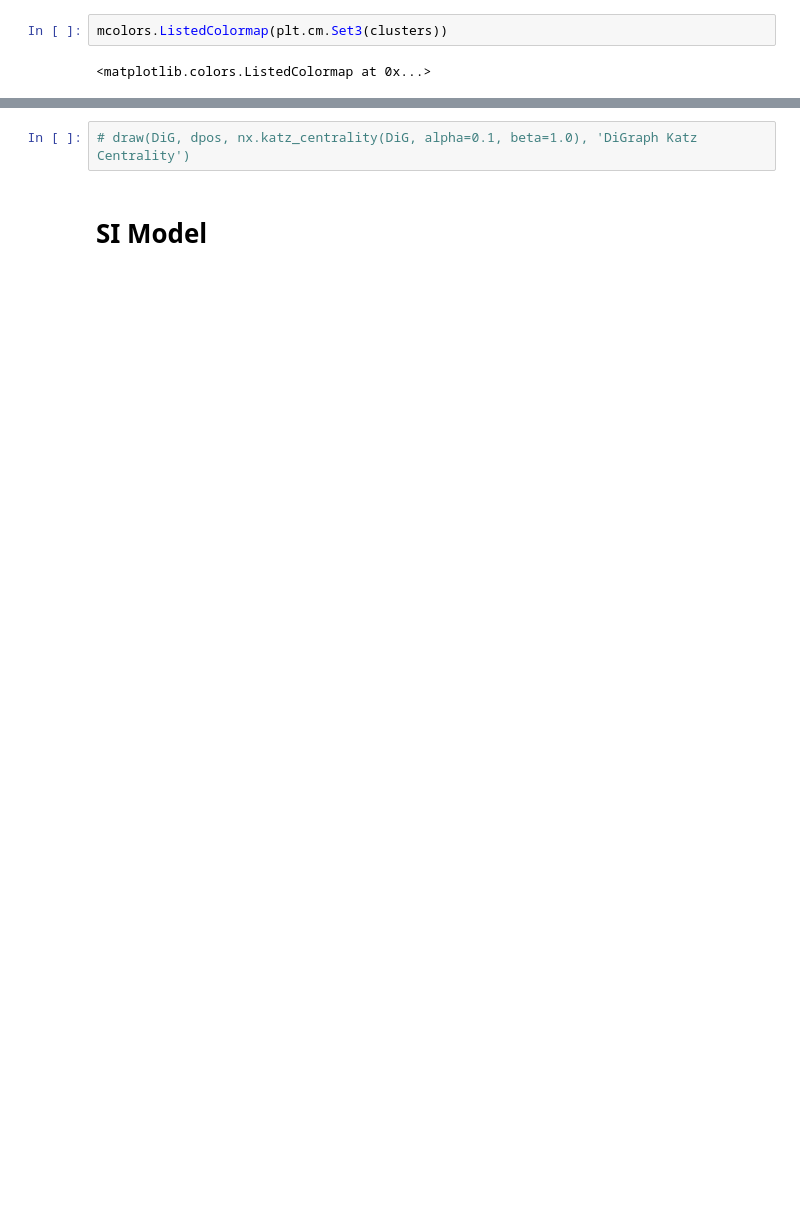
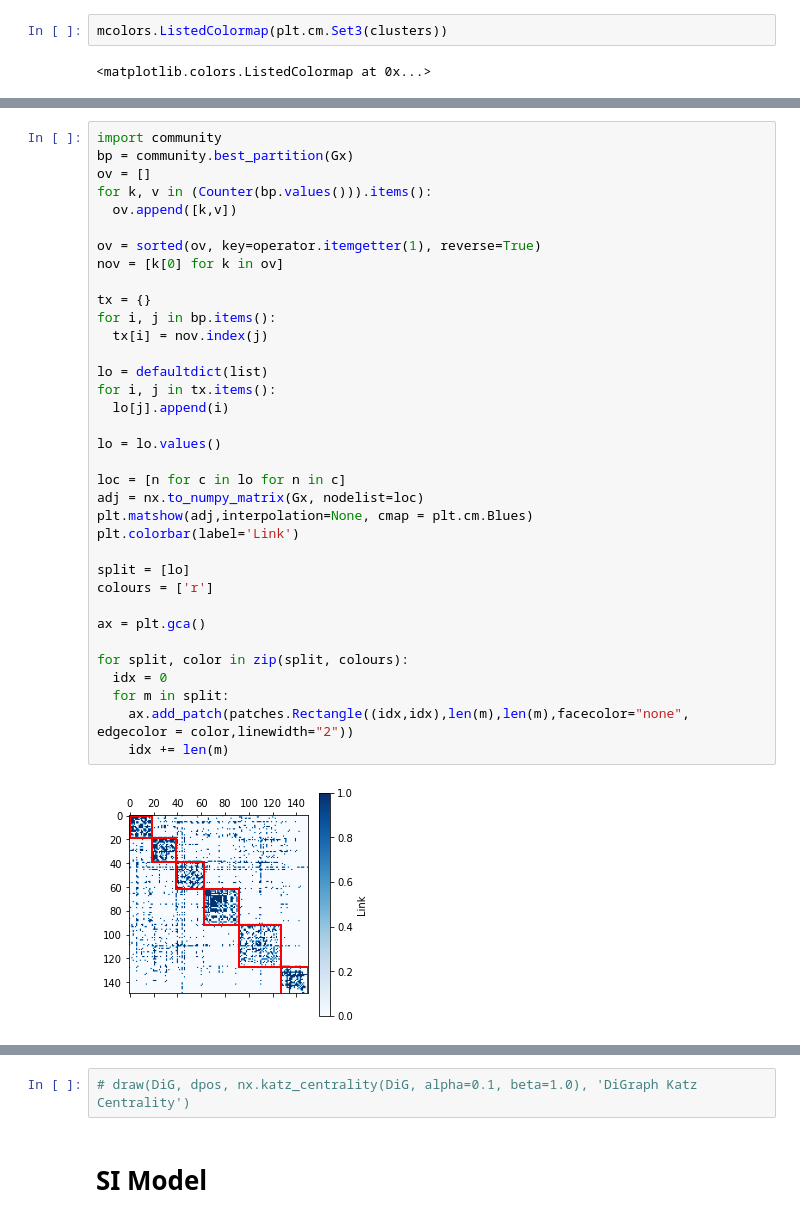
Before and after one commit to Elangoraj/Social-network-analysis, a Jupyter notebook: Networks.ipynb, the cells around one changed output, grey strips where cells are left out. Saved outputs shown, nothing was run; the diff lists cells and outputs as text; blank space fills up the shorter version.

```diff
--- a/Networks.ipynb
+++ b/Networks.ipynb
@@ -421,0 +358,37 @@ mcolors.ListedColormap(plt.cm.Set3(clusters))
+# %%
+import community
+bp = community.best_partition(Gx)
+ov = []
+for k, v in (Counter(bp.values())).items():
+  ov.append([k,v])
+
+ov = sorted(ov, key=operator.itemgetter(1), reverse=True)
+nov = [k[0] for k in ov]
+
+tx = {}
+for i, j in bp.items():
+  tx[i] = nov.index(j)
+
+lo = defaultdict(list)
+for i, j in tx.items():
+  lo[j].append(i)
+
+lo = lo.values()
+
+loc = [n for c in lo for n in c]
+adj = nx.to_numpy_matrix(Gx, nodelist=loc)
+plt.matshow(adj,interpolation=None, cmap = plt.cm.Blues)
+plt.colorbar(label='Link')
+
+split = [lo]
+colours = ['r']
+
+ax = plt.gca()
+
+for split, color in zip(split, colours):
+  idx = 0
+  for m in split:
+    ax.add_patch(patches.Rectangle((idx,idx),len(m),len(m),facecolor="none", edgecolor = color,linewidth="2"))
+    idx += len(m)
+# %% [output]
+[figure, added]
```
Also changed, not shown: parts of 32 cells of this notebook.
